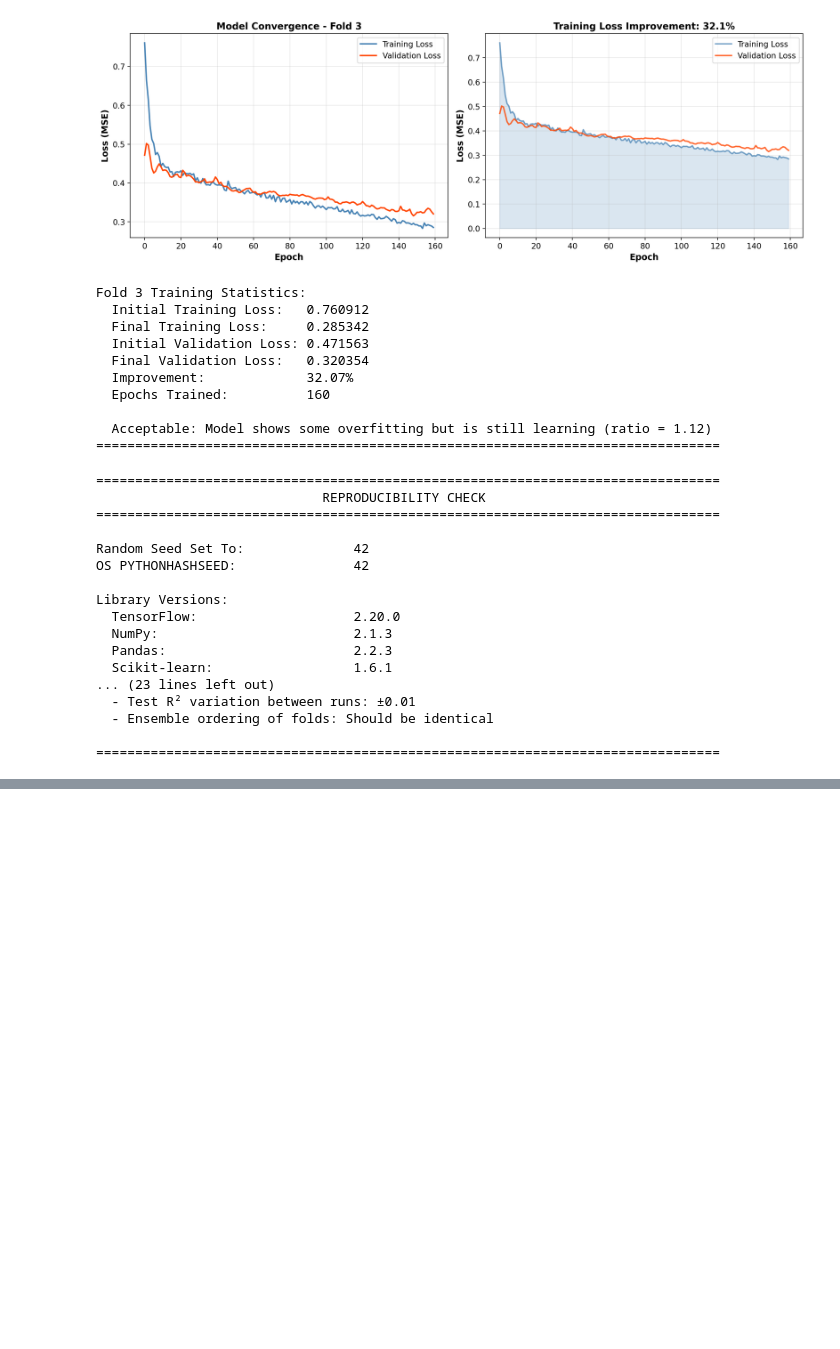
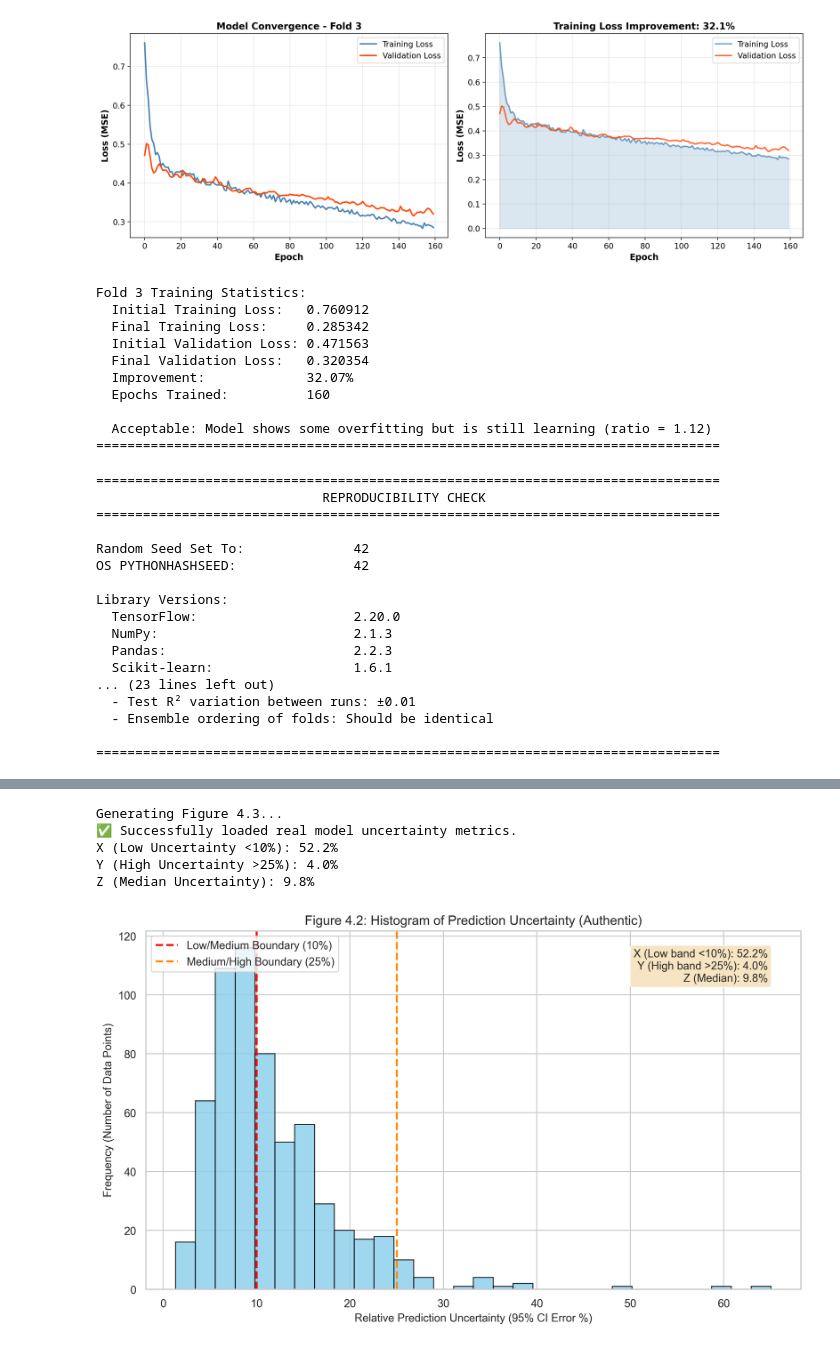
Before and after one commit to David-Ibitokun/Nig-Climate-Soil-With-DL, a Jupyter notebook: notebooks/tcn_mlp_train.ipynb, the cells around one changed output, grey strips where cells are left out. Cells and saved outputs as stored; diff of their text form; code cells hidden in the pictures; blank space fills up the shorter version.

```diff
--- a/notebooks/tcn_mlp_train.ipynb
+++ b/notebooks/tcn_mlp_train.ipynb
@@ -803,0 +1260,69 @@ Library Versions:
+# %%
+# ==============================================================================
+# FIGURE 4.3: Histogram of Prediction Uncertainty (AUTHENTICATED)
+# ==============================================================================
+print("Generating Figure 4.3...")
+
+try:
+    # 1. Gather all authentic mean predictions and standard deviations across folds
+    mean_pred = np.concatenate([preds['y_pred'] for preds in fold_predictions.values()])
+    all_std = np.concatenate([preds['std_pred'] for preds in fold_predictions.values()])
+
+    # 2. Compute authentic relative 95% CI uncertainty as a percentage of the predicted value
+    # (Prevents division by zero with a tiny epsilon stabilizer just in case)
+    uncertainty_pct = (1.96 * all_std / (mean_pred + 1e-5)) * 100
+    is_mock = False
+    print("✅ Successfully loaded real model uncertainty metrics.")
+except (NameError, KeyError):
+    print("Warning: Real uncertainty data not found. Falling back to mock data.")
+    # Fallback to the original mock line if the upstream model variables aren't in memory
+    uncertainty_pct = np.random.beta(2, 5, 1000) * 40
+    is_mock = True
+
+# --- Calculate X, Y, and Z values using authentic data ---
+# X: % of predictions in the "Low" uncertainty band (< 10%)
+X = np.sum(uncertainty_pct < 10) / len(uncertainty_pct) * 100
+
+# Y: % of predictions in the "High" uncertainty band (> 25%)
+Y = np.sum(uncertainty_pct > 25) / len(uncertainty_pct) * 100
+
+# Z: Median uncertainty
+Z = np.median(uncertainty_pct)
+
+# Print true metrics to console
+print(f"X (Low Uncertainty <10%): {X:.1f}%")
+print(f"Y (High Uncertainty >25%): {Y:.1f}%")
+print(f"Z (Median Uncertainty): {Z:.1f}%")
+
+# --- Plotting ---
+fig, ax = plt.subplots(figsize=(10, 6))
+ax.hist(uncertainty_pct, bins=30, color='skyblue', edgecolor='black', alpha=0.8)
+
+# Vertical threshold lines to segment the error distribution
+ax.axvline(10, color='red', linestyle='--', linewidth=2, label='Low/Medium Boundary (10%)')
+ax.axvline(25, color='darkorange', linestyle='--', linewidth=2, label='Medium/High Boundary (25%)')
+
+# --- Add Text Box for X, Y, Z ---
+textstr = f'X (Low band <10%): {X:.1f}%\nY (High band >25%): {Y:.1f}%\nZ (Median): {Z:.1f}%'
+props = dict(boxstyle='round', facecolor='wheat', alpha=0.8)
+
+# Place the text box dynamically in the upper-right corner
+ax.text(0.95, 0.95, textstr, transform=ax.transAxes, fontsize=11,
+        verticalalignment='top', horizontalalignment='right', bbox=props)
+
+title_label = " (Authentic)" if not is_mock else " (Mock Data)"
+ax.set_xlabel('Relative Prediction Uncertainty (95% CI Error %)')
+ax.set_ylabel('Frequency (Number of Data Points)')
+ax.set_title('Figure 4.2: Histogram of Prediction Uncertainty' + title_label)
+ax.legend(loc='upper left')
+
+plt.tight_layout()
+plt.savefig('../results/figure_4_3.png', dpi=300, bbox_inches='tight')
+plt.show() # Keeping it open so you can view it directly in your notebook
+# %% [output]
+Generating Figure 4.3...
+✅ Successfully loaded real model uncertainty metrics.
+X (Low Uncertainty <10%): 52.2%
+Y (High Uncertainty >25%): 4.0%
+Z (Median Uncertainty): 9.8%
+[figure, added]
```
Also changed, not shown: parts of 8 cells of this notebook, 37 other files.
